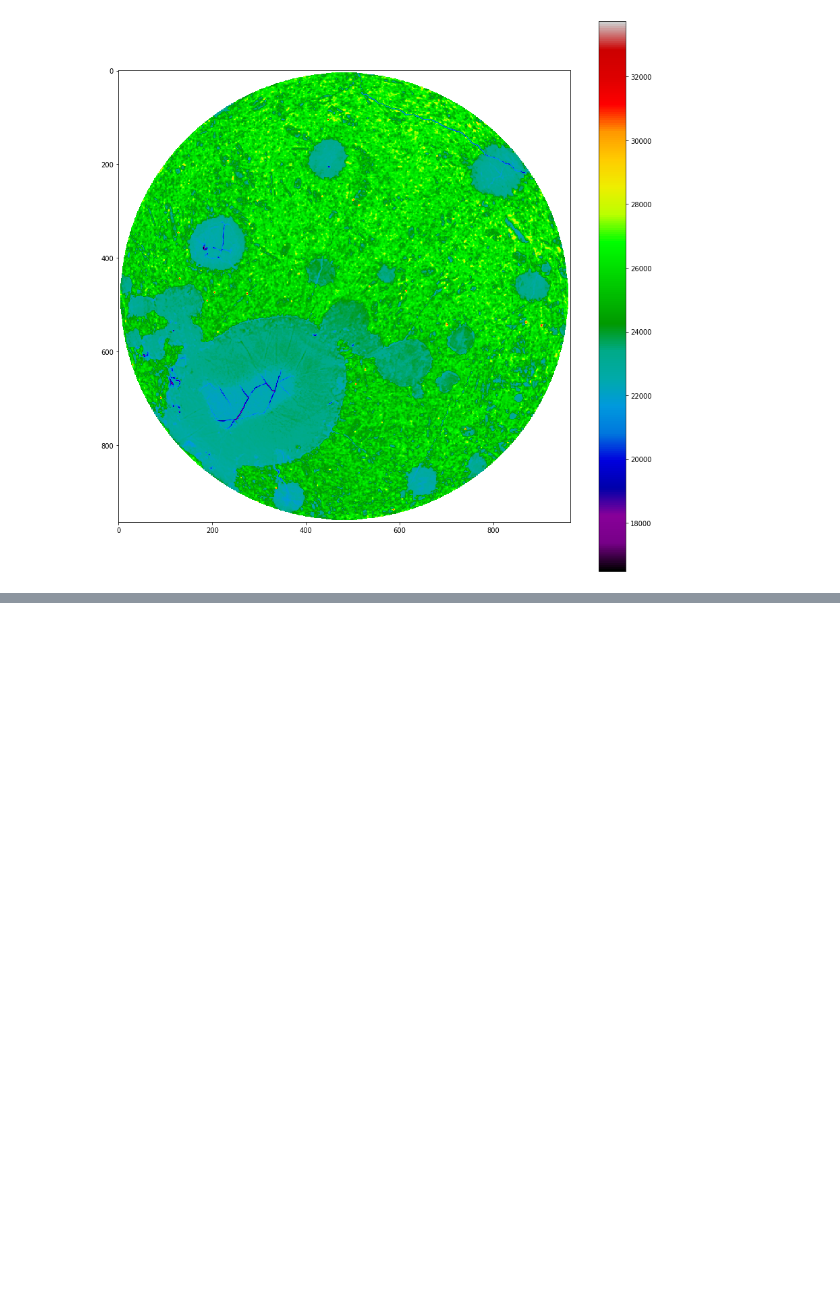
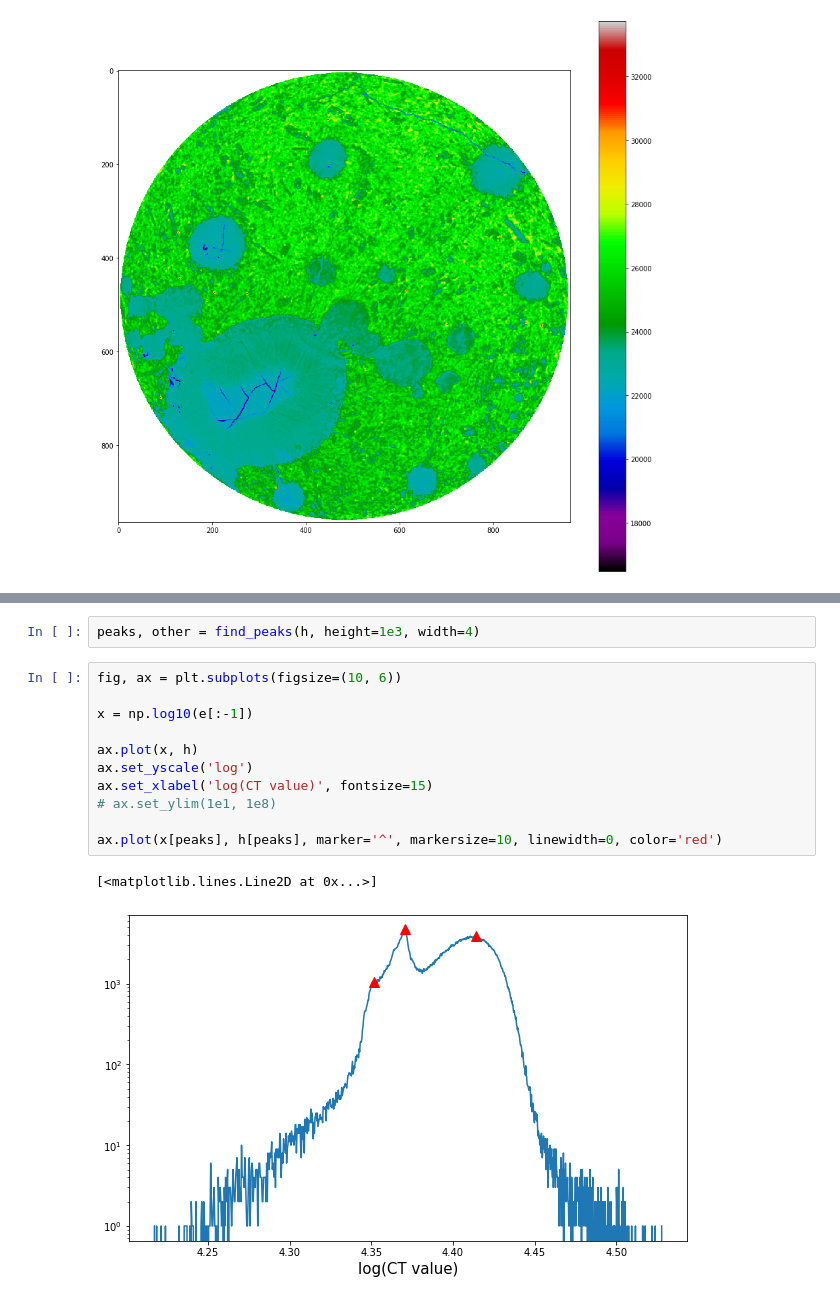
Before and after one commit to mnky9800n/faroe_segmentation, a Jupyter notebook: blur.ipynb, the cells around one changed output, grey strips where cells are left out. Drawn from its saved outputs; the diff is of its cells as text; blank space fills up the shorter version.

```diff
--- a/blur.ipynb
+++ b/blur.ipynb
@@ -133,0 +73,16 @@ fig.colorbar(cbar)
+# %%
+peaks, other = find_peaks(h, height=1e3, width=4)
+# %%
+fig, ax = plt.subplots(figsize=(10, 6))
+
+x = np.log10(e[:-1])
+
+ax.plot(x, h)
+ax.set_yscale('log')
+ax.set_xlabel('log(CT value)', fontsize=15)
+# ax.set_ylim(1e1, 1e8)
+
+ax.plot(x[peaks], h[peaks], marker='^', markersize=10, linewidth=0, color='red')
+# %% [output]
+[<matplotlib.lines.Line2D at 0x...>]
+[figure, added]
```
Also changed, not shown: parts of 21 cells of this notebook, 1 other file.
